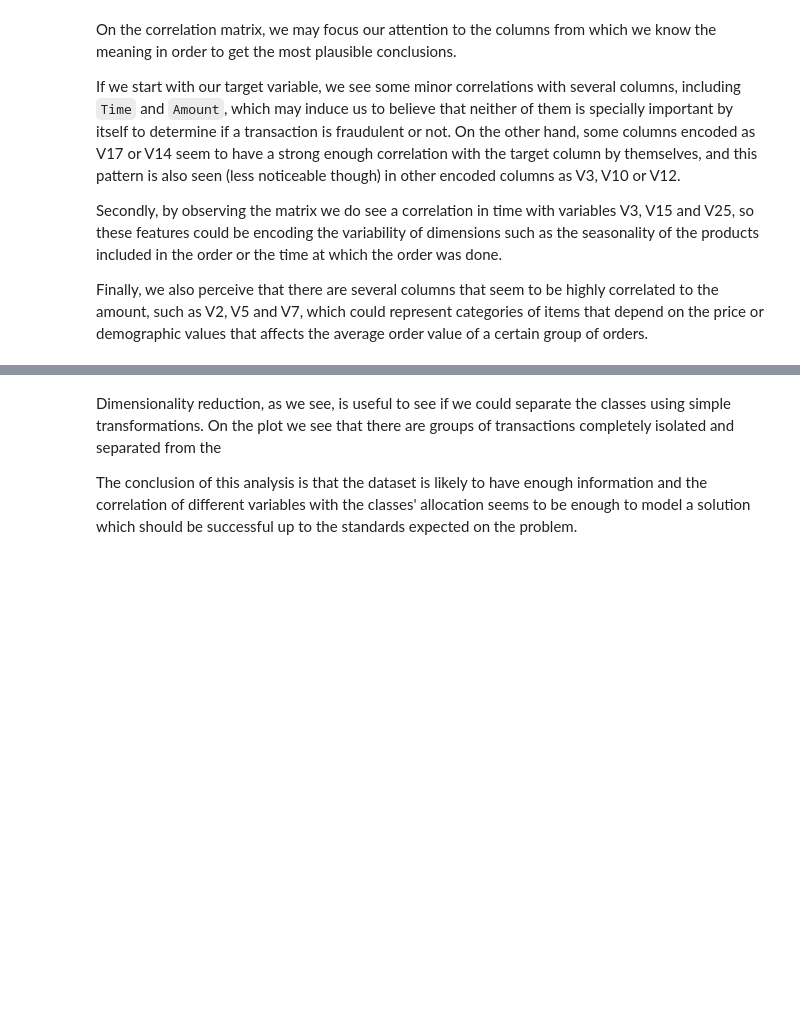
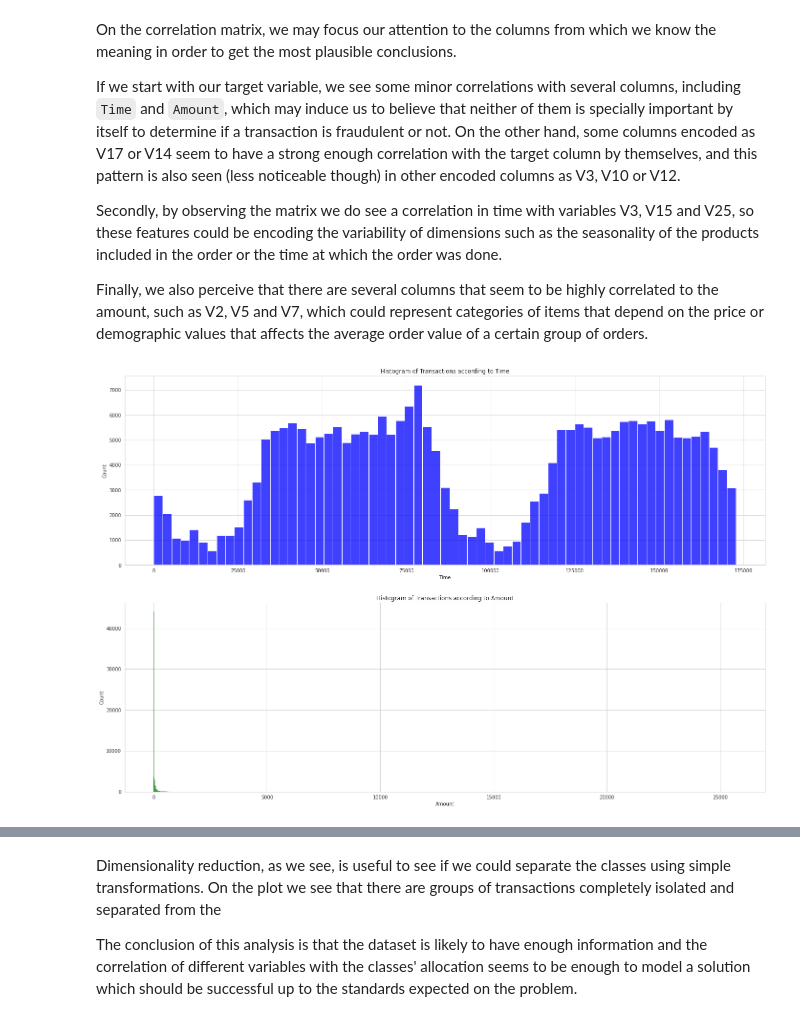
Before and after one commit to josumsc/credit-card-fraud-detection, a Jupyter notebook: src/credit_card_fraud_detection.ipynb, the cells around one changed output, grey strips where cells are left out. Saved outputs shown, nothing was run; the diff lists cells and outputs as text; code cells hidden in the pictures; blank space fills up the shorter version.

```diff
--- a/src/credit_card_fraud_detection.ipynb
+++ b/src/credit_card_fraud_detection.ipynb
@@ -97,6 +107,10 @@ Finally, we also perceive that there are several columns that seem to be highly
 # %%
 # Show distributions of Time and Amount
 fig, ax = plt.subplots(figsize=(24, 16), nrows=2)
-sns.distplot(fraud["Time"], ax[0], color='blue')
-sns.distplot(fraud["Amount"], ax[1], color='green')
+sns.histplot(train["Time"], ax=ax[0], color='blue')
+sns.histplot(train["Amount"], ax=ax[1], color='green')
+ax[0].set_title("Histogram of Transactions according to Time")
+ax[1].set_title("Histogram of Transactions according to Amount")
 plt.show()
+# %% [output]
+[figure, added]
```
Also changed, not shown: parts of 47 cells of this notebook.
